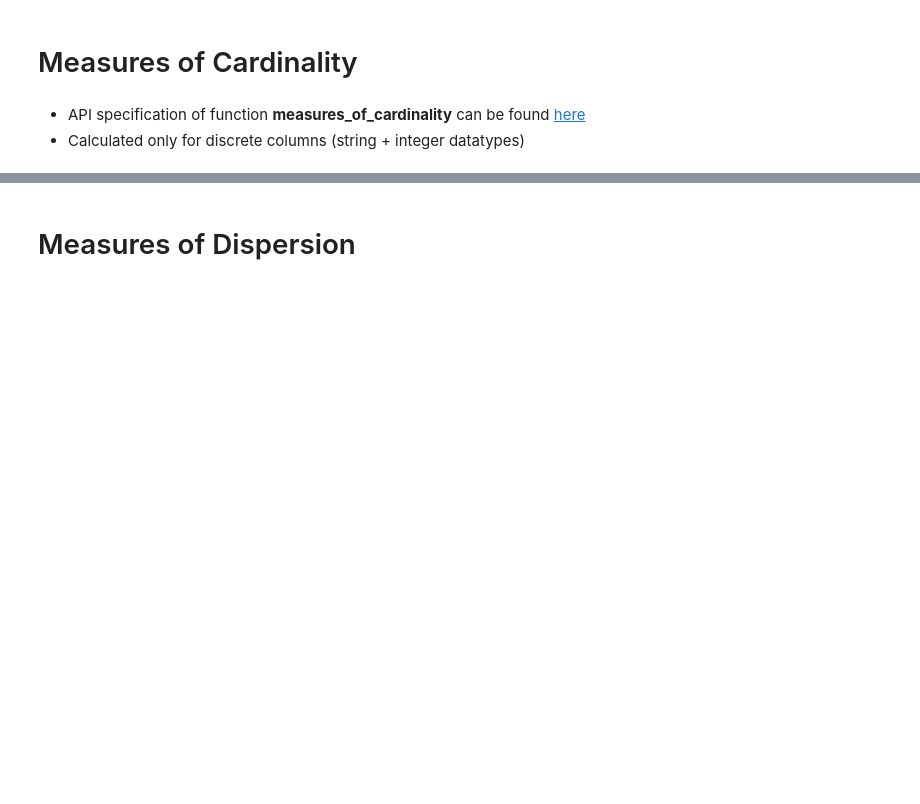
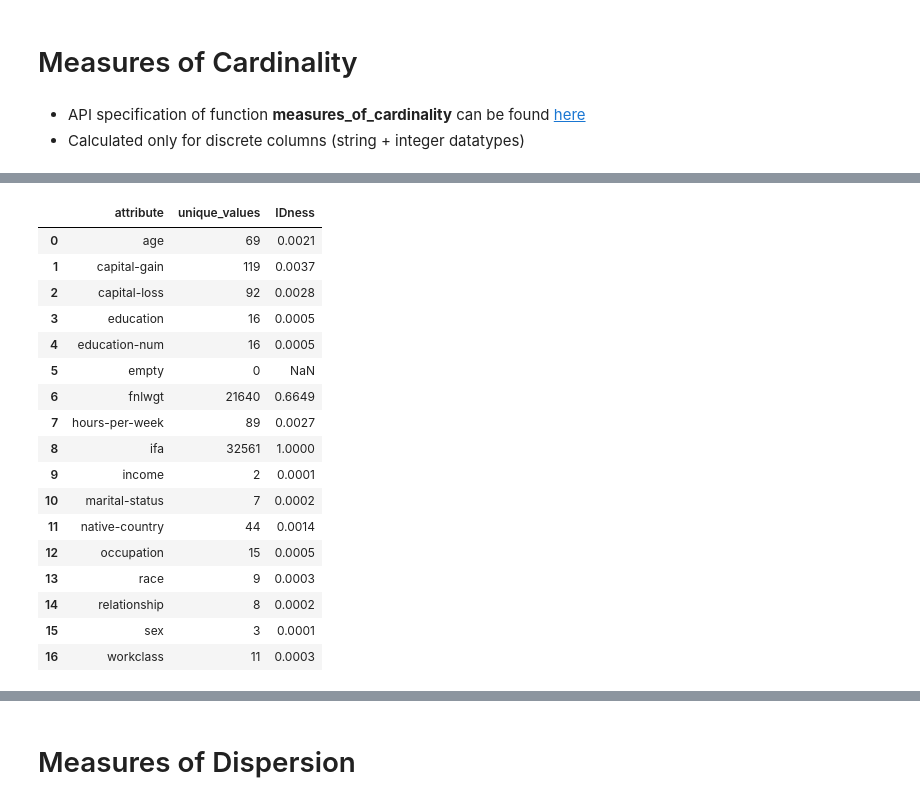
Before and after one commit to anovos/anovos, a Jupyter notebook: examples/notebooks/data_analyzer__stats_generator.ipynb, the cells around one changed output, grey strips where cells are left out. Drawn from its saved outputs; the diff is of its cells as text; code cells hidden in the pictures; blank space fills up the shorter version.

Commit message:
AV-516 - Added example of using paramters use_approx_unique_count and rsd

```diff
--- a/examples/notebooks/data_analyzer__stats_generator.ipynb
+++ b/examples/notebooks/data_analyzer__stats_generator.ipynb
@@ -316,0 +342,24 @@ odf.toPandas()
+# %%
+# Example 2 - with manadatory arguments and use_approx_unique_count as False (rest arguments have default values)
+# This flag will ensure to use exact unique values to compute IDness
+odf = measures_of_cardinality(spark, df, use_approx_unique_count=False)
+odf.toPandas()
+# %% [output]
+|  | attribute | unique_values | IDness |
+| 0 | age | 69 | 0.0021 |
+| 1 | capital-gain | 119 | 0.0037 |
+| 2 | capital-loss | 92 | 0.0028 |
+| 3 | education | 16 | 0.0005 |
+| 4 | education-num | 16 | 0.0005 |
+| 5 | empty | 0 | NaN |
+| 6 | fnlwgt | 21640 | 0.6649 |
+| 7 | hours-per-week | 89 | 0.0027 |
+| 8 | ifa | 32561 | 1.0000 |
+| 9 | income | 2 | 0.0001 |
+| 10 | marital-status | 7 | 0.0002 |
+| 11 | native-country | 44 | 0.0014 |
+| 12 | occupation | 15 | 0.0005 |
+| 13 | race | 9 | 0.0003 |
+| 14 | relationship | 8 | 0.0002 |
+| 15 | sex | 3 | 0.0001 |
+| 16 | workclass | 11 | 0.0003 |
```
Also changed, not shown: parts of 29 cells of this notebook.
